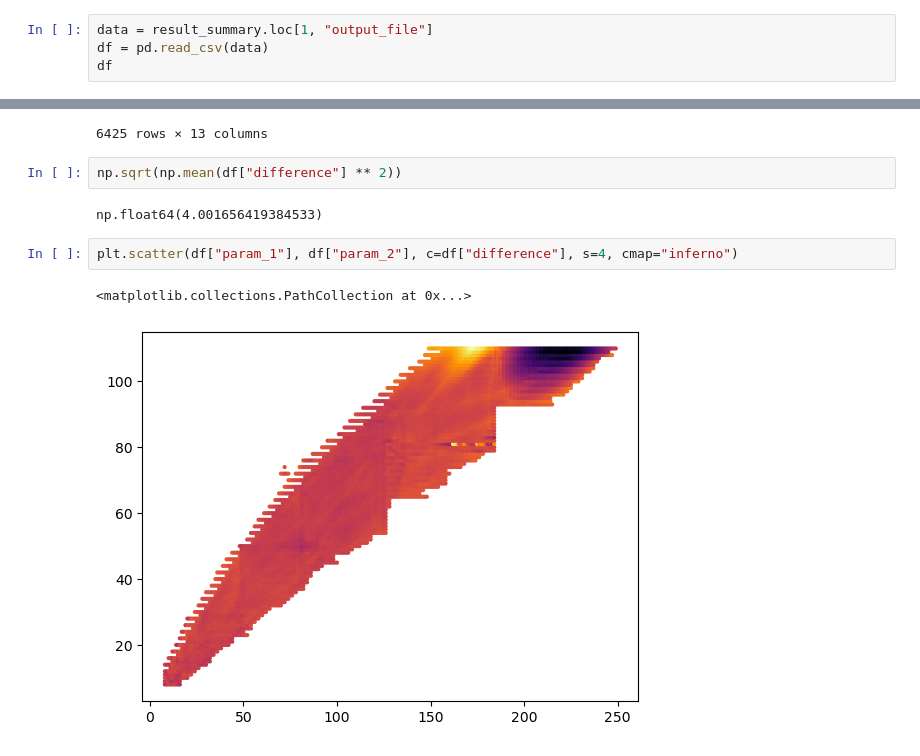
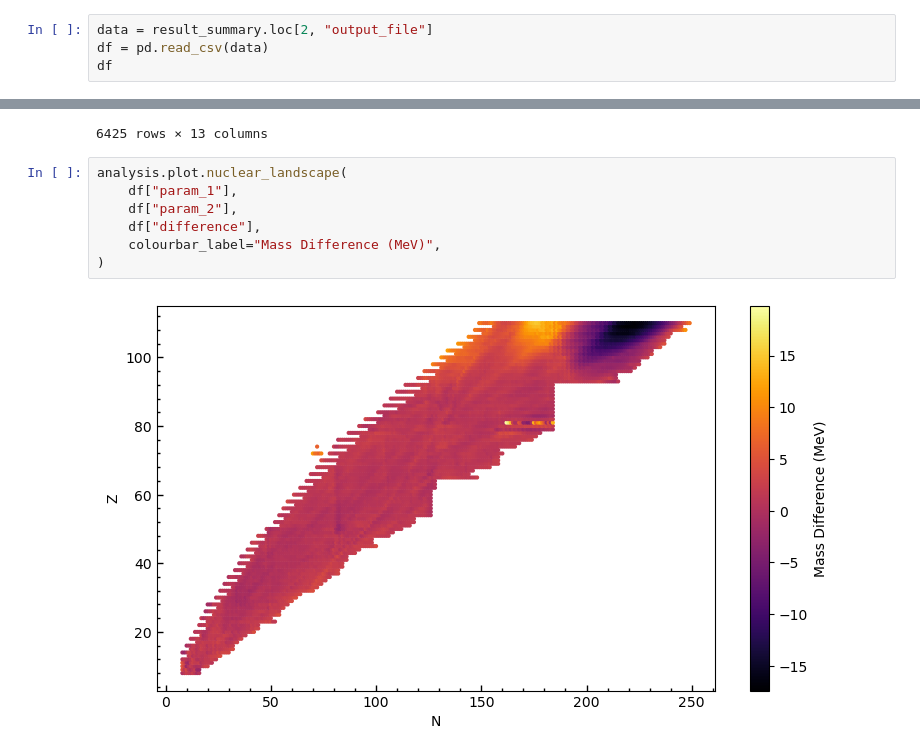
Before and after one commit to mzyudhistira/BSk24-Emu, a Jupyter notebook: analysis.ipynb, the cells around one changed output, grey strips where cells are left out. Cells and saved outputs as stored; diff of their text form.

Commit message:
fix training, update plot

```diff
--- a/analysis.ipynb
+++ b/analysis.ipynb
@@ -16,5 +18,5 @@ result_summary
 # %%
-data = result_summary.loc[1, "output_file"]
+data = result_summary.loc[2, "output_file"]
 df = pd.read_csv(data)
 df
 # %% [output]
@@ -31,12 +33,12 @@ df
 | 6423 | 248.0 | 110.0 | 1.0 | 1.0 | 50.418356 | 1688.592441 | 53.195531 | 0.052852 | 122.0 | -16.0 | 544.664900 | ... |
 | 6424 | 249.0 | 110.0 | -1.0 | 1.0 | 50.512202 | 1687.023117 | 53.818942 | 0.052778 | 123.0 | -16.0 | 552.713700 | ... |
 6425 rows × 13 columns
-# %%
-np.sqrt(np.mean(df["difference"] ** 2))
-# %% [output]
-np.float64(4.001656419384533)
 # %%
-plt.scatter(df["param_1"], df["param_2"], c=df["difference"], s=4, cmap="inferno")
+analysis.plot.nuclear_landscape(
+    df["param_1"],
+    df["param_2"],
+    df["difference"],
+    colourbar_label="Mass Difference (MeV)",
+)
 # %% [output]
-<matplotlib.collections.PathCollection at 0x...>
-[figure, old version]
+[figure, new version]
```
Also changed, not shown: parts of 3 cells of this notebook, 3 other files.
